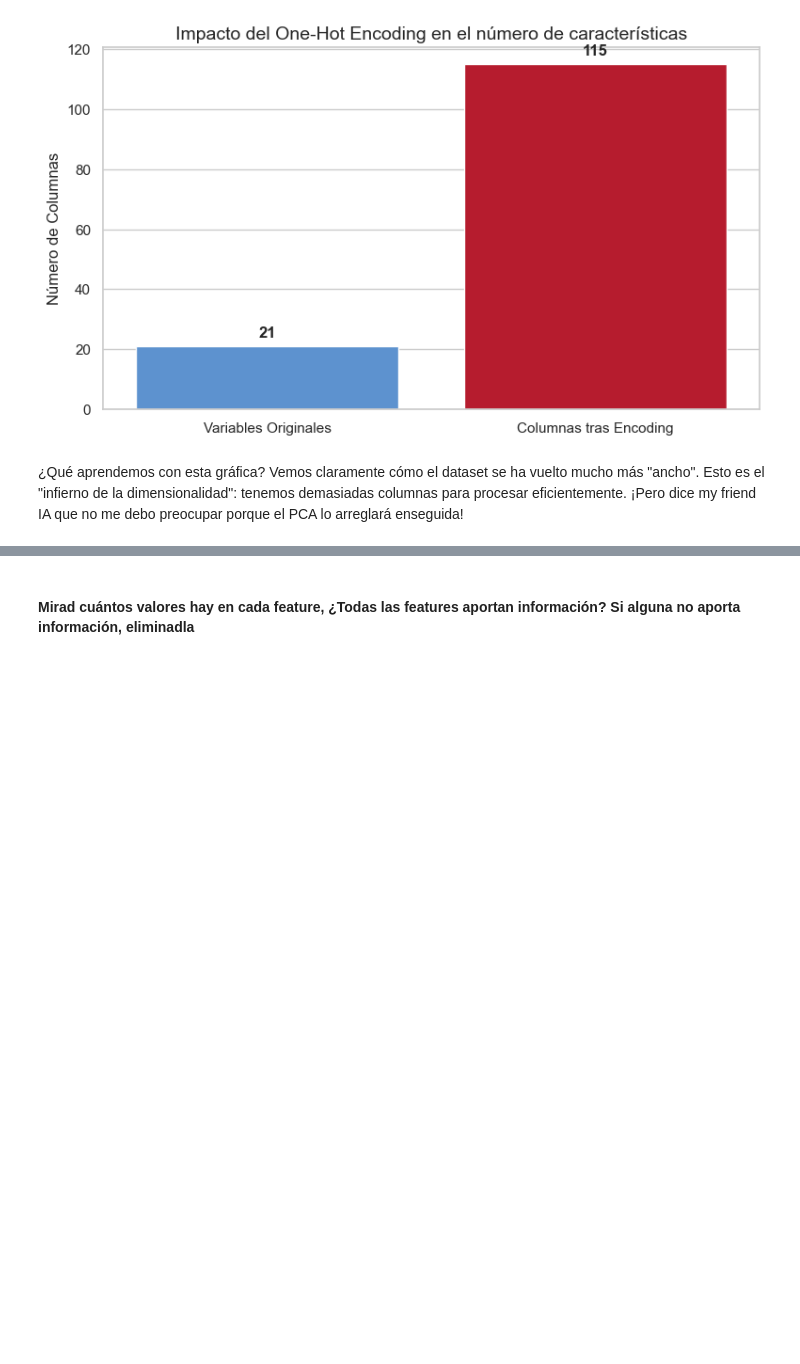
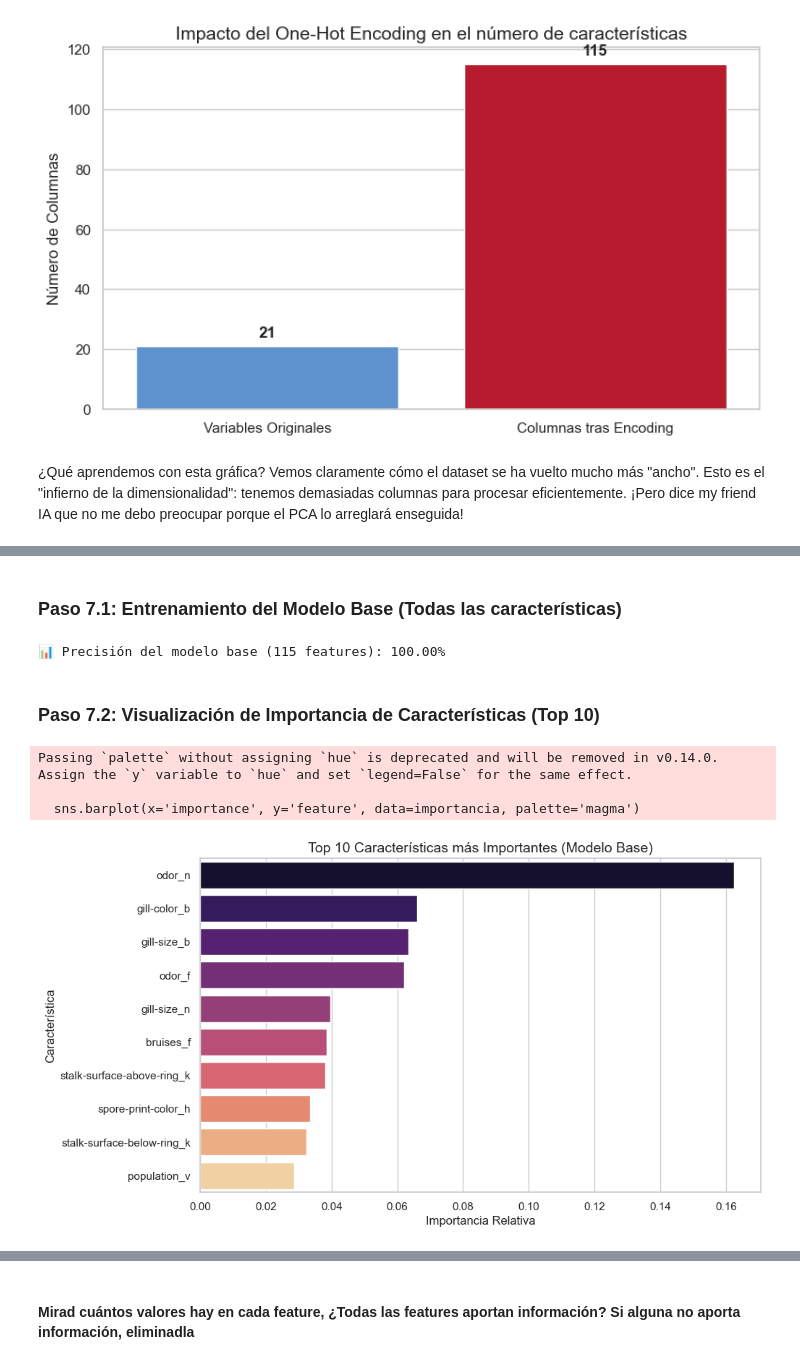
Before and after one commit to ThamirysKearney/DA-Project-Unsupervised-ML-Thami, a Jupyter notebook: notebooks/workshop_clustering_pca.ipynb, the cells around one changed output, grey strips where cells are left out. Drawn from its saved outputs; the diff is of its cells as text; code cells hidden in the pictures; blank space fills up the shorter version.

```diff
--- a/notebooks/workshop_clustering_pca.ipynb
+++ b/notebooks/workshop_clustering_pca.ipynb
@@ -742,0 +833,53 @@ Vemos claramente cómo el dataset se ha vuelto mucho más "ancho". Esto es el "i
+# %% [markdown]
+### Paso 7.1: Entrenamiento del Modelo Base (Todas las características)
+# %%
+
+
+# 1. Importamos el modelo y la métrica de evaluación
+from sklearn.ensemble import RandomForestClassifier
+from sklearn.metrics import accuracy_score
+
+# 2. Inicializamos el modelo con los parámetros recomendados por el profesor
+# n_estimators=100 significa que el bosque tendrá 100 árboles trabajando juntos
+# Usamos RANDOM_STATE para que los resultados sean siempre iguales
+model_base = RandomForestClassifier(n_estimators=100, random_state=RANDOM_STATE)
+
+# 3. 'Entrenamos' el modelo con nuestros datos finales (X_final) y las etiquetas (y)
+model_base.fit(X_final, y)
+
+# 4. Hacemos predicciones sobre los mismos datos (para ver qué tal ha aprendido)
+y_pred = model_base.predict(X_final)
+
+# 5. Calculamos la precisión (Accuracy)
+accuracy = accuracy_score(y, y_pred)
+
+print(f"📊 Precisión del modelo base (115 features): {accuracy:.2%}")
+# %% [output]
+📊 Precisión del modelo base (115 features): 100.00%
+# %% [markdown]
+### Paso 7.2: Visualización de Importancia de Características (Top 10)
+# %%
+# Preparamos los datos de importancia
+importancia = pd.DataFrame({
+    'feature': X_dummies.columns,
+    'importance': model_base.feature_importances_
+}).sort_values('importance', ascending=False).head(10)
+
+plt.figure(figsize=(10, 6))
+
+# Dibujamos las 10 características que más influyen en el modelo
+sns.barplot(x='importance', y='feature', data=importancia, palette='magma')
+
+plt.title('Top 10 Características más Importantes (Modelo Base)', fontsize=14)
+plt.xlabel('Importancia Relativa', fontsize=12)
+plt.ylabel('Característica', fontsize=12)
+
+# Como en este gráfico no usamos la variable 'y', no hay leyenda 'e'/'p' que cambiar,
+# pero en el siguiente paso de PCA + Random Forest lo aplicaremos sin falta.
+
+plt.show()
+# %% [output]
+Passing `palette` without assigning `hue` is deprecated and will be removed in v0.14.0. Assign the `y` variable to `hue` and set `legend=False` for the same effect.
+
+  sns.barplot(x='importance', y='feature', data=importancia, palette='magma')
+[figure, added]
```
Also changed, not shown: parts of 19 cells of this notebook.
